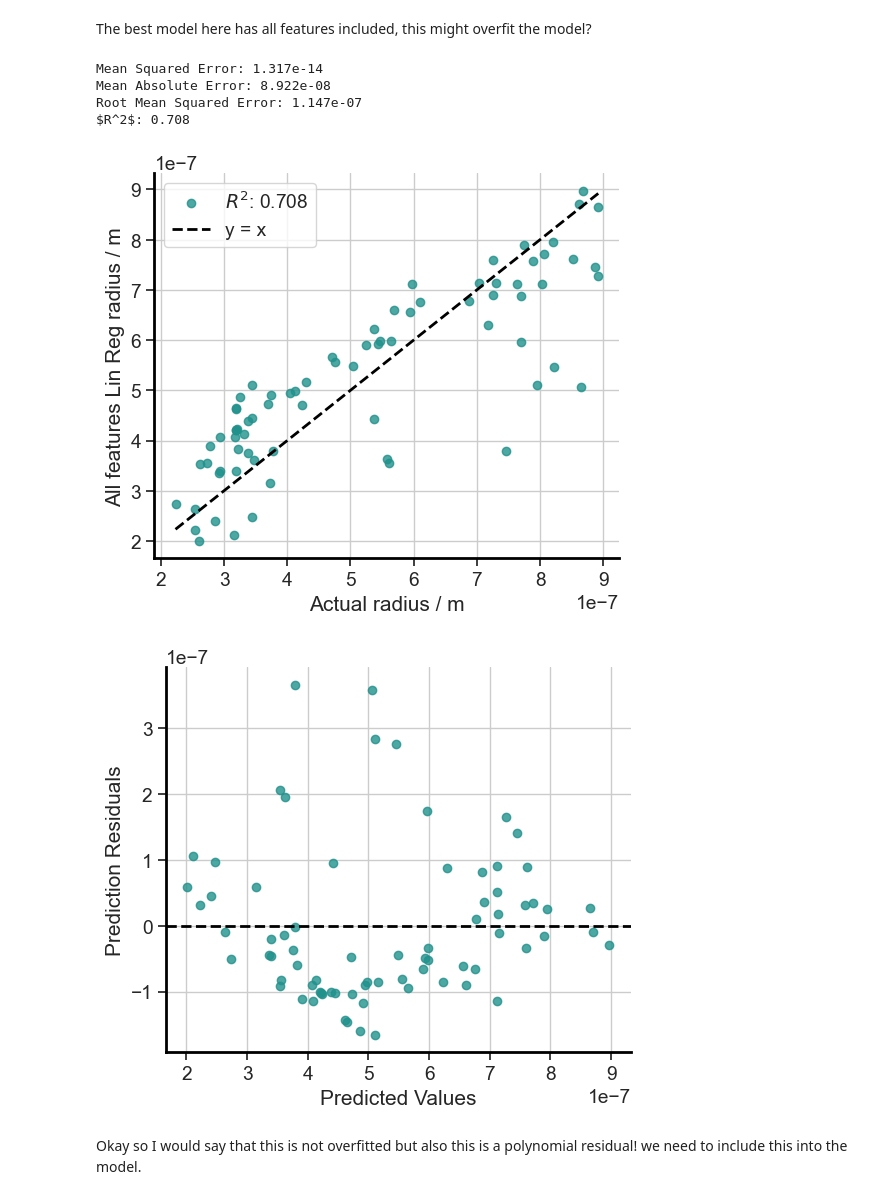
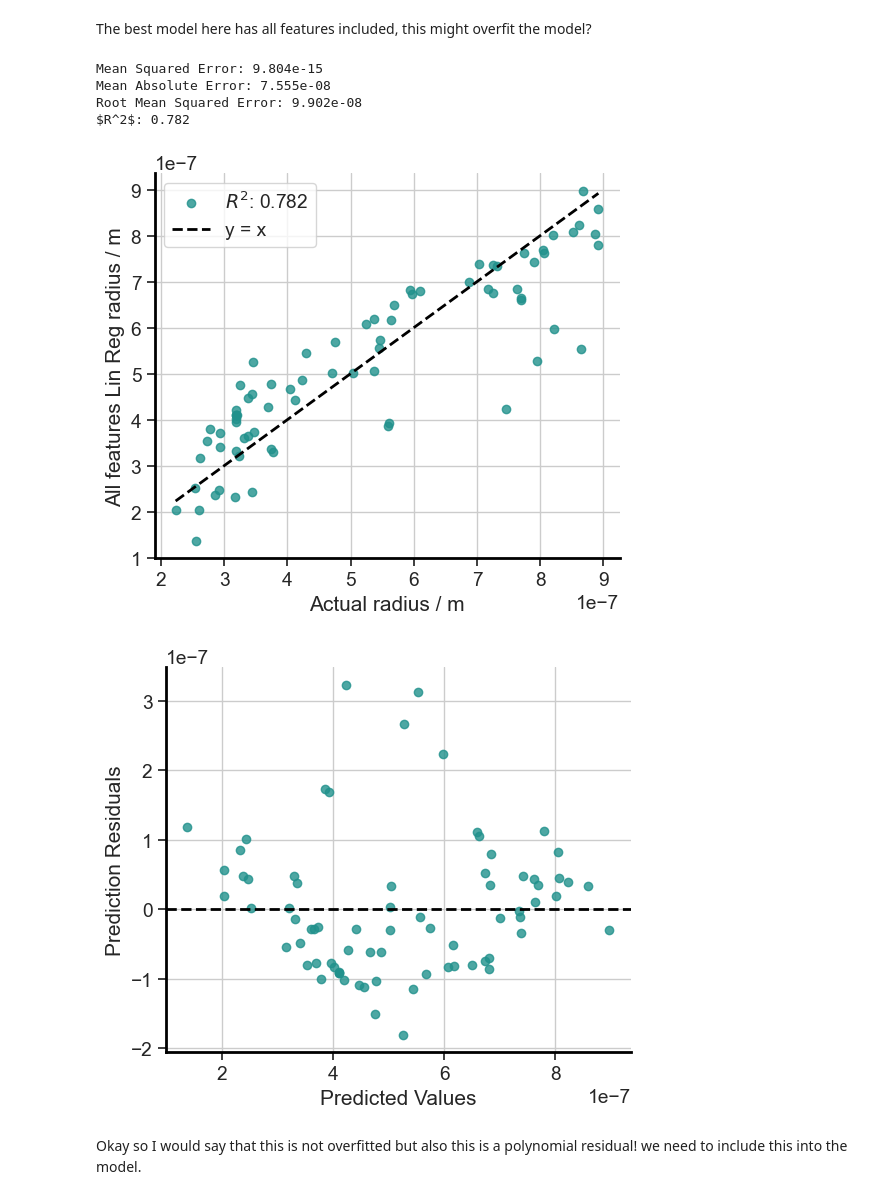
Before and after one commit to RedHorizonss/DunkingBiscuits, a Jupyter notebook: Washburn_model.ipynb, the cells around one changed output. Cells and saved outputs as stored; diff of their text form; code cells hidden in the pictures.

Commit message:
Cleaned code here and produced final plots and added notes.

```diff
--- a/Washburn_model.ipynb
+++ b/Washburn_model.ipynb
@@ -125,7 +129,7 @@ all_features = ['gamma', 'phi', 'eta', 'L', 't','L_squared', 'cos(phi)','1/gamma
 # %%
 washburn_model.define_features(feature_columns=features_within_eqn, target_column='r')
 washburn_model.train_test_split_data(test_size=0.15, random_state=42)
-washburn_model.train_model(model_type='linear_regression', fit_intercept = False)
+washburn_model.train_model(model_type='linear_regression', fit_intercept = True)
 washburn_model.evaluate_model()
 washburn_model.plot_predictions(ylabel='Linear Model radius / m', xlabel='Actual radius / m')
 washburn_model.print_metrics()
@@ -178,18 +182,18 @@ The best model here has all features included, this might overfit the model?
 # %%
 washburn_model.define_features(feature_columns=all_features, target_column='r')
 washburn_model.train_test_split_data(test_size=0.15, random_state=42)
-washburn_model.train_model(model_type='linear_regression', fit_intercept = False)
+washburn_model.train_model(model_type='linear_regression', fit_intercept = True)
 washburn_model.evaluate_model()
 washburn_model.print_metrics()
 washburn_model.plot_predictions(ylabel='All features Lin Reg radius / m', xlabel='Actual radius / m')
 washburn_model.plot_residuals()
 # %% [output]
-Mean Squared Error: 1.317e-14
-Mean Absolute Error: 8.922e-08
-Root Mean Squared Error: 1.147e-07
-$R^2$: 0.708
+Mean Squared Error: 9.804e-15
+Mean Absolute Error: 7.555e-08
+Root Mean Squared Error: 9.902e-08
+$R^2$: 0.782
-[figure, old version]
+[figure, new version]
-[figure, old version]
+[figure, new version]
 # %% [markdown]
 Okay so I would say that this is not overfitted but also this is a polynomial residual! we need to include this into the model.
 # %% [markdown]
```
Also changed, not shown: parts of 6 cells of this notebook, 1 other file.
